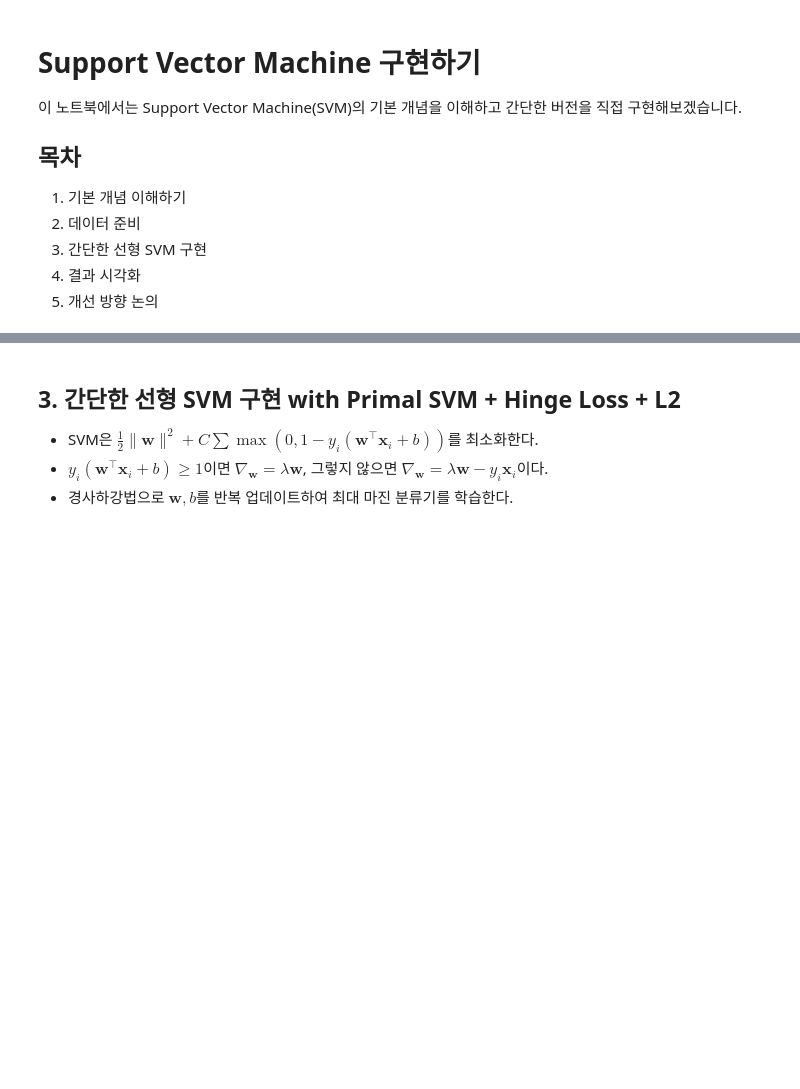
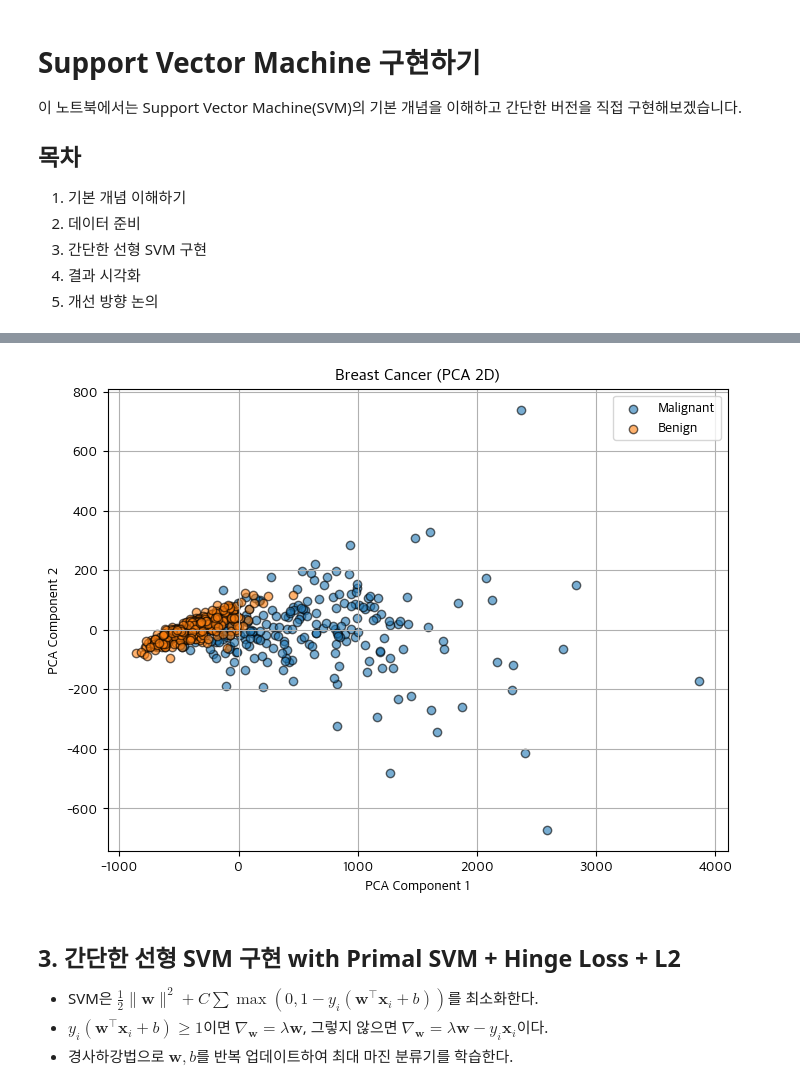
Before and after one commit to dkim949/algorithms-from-scratch, a Jupyter notebook: supervised/svm/svm.ipynb, the cells around one changed output, grey strips where cells are left out. Saved outputs shown, nothing was run; the diff lists cells and outputs as text; code cells hidden in the pictures; blank space fills up the shorter version.

```diff
--- a/supervised/svm/svm.ipynb
+++ b/supervised/svm/svm.ipynb
@@ -11,9 +11,16 @@
 5. 개선 방향 논의
 # %%
 import numpy as np
+import pandas as pd
 import matplotlib.pyplot as plt
 from sklearn.datasets import make_blobs
 
 # 한글 폰트 설정
-plt.rcParams['font.family'] = 'Malgun Gothic'
+plt.rcParams['font.family'] = 'Apple SD Gothic Neo'
 plt.rcParams['axes.unicode_minus'] = False
+
+from sklearn.datasets import load_breast_cancer
+import matplotlib.pyplot as plt
+from sklearn.model_selection import train_test_split
+from sklearn.preprocessing import StandardScaler
+from sklearn.decomposition import PCA
@@ -52,0 +147,7 @@ plt.show()
+# %%
+# 데이터 로드
+data = load_breast_cancer()
+X, y = data.data, data.target
+
+print(f"Feature shape: {X.shape}")
+print(f"Class distribution: {sum(y==0)} malignant, {sum(y==1)} benign")
@@ -52,0 +171,17 @@ plt.show()
+# %%
+# PCA로 2차원 축소
+pca = PCA(n_components=2)
+X_pca = pca.fit_transform(X)
+
+# 시각화
+plt.figure(figsize=(8,6))
+plt.scatter(X_pca[y==0, 0], X_pca[y==0, 1], label='Malignant', alpha=0.6, edgecolors='k')
+plt.scatter(X_pca[y==1, 0], X_pca[y==1, 1], label='Benign', alpha=0.6, edgecolors='k')
+plt.xlabel('PCA Component 1')
+plt.ylabel('PCA Component 2')
+plt.title('Breast Cancer (PCA 2D)')
+plt.legend()
+plt.grid(True)
+plt.show()
+# %% [output]
+[figure, added]
```
Also changed, not shown: parts of 12 cells of this notebook.
